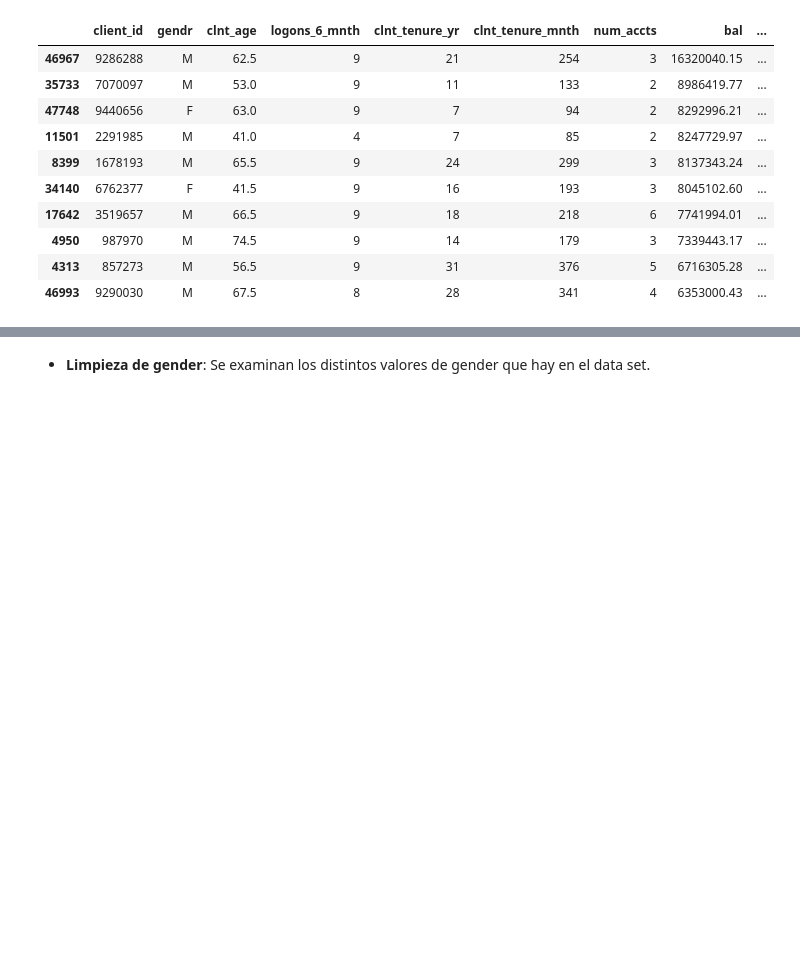
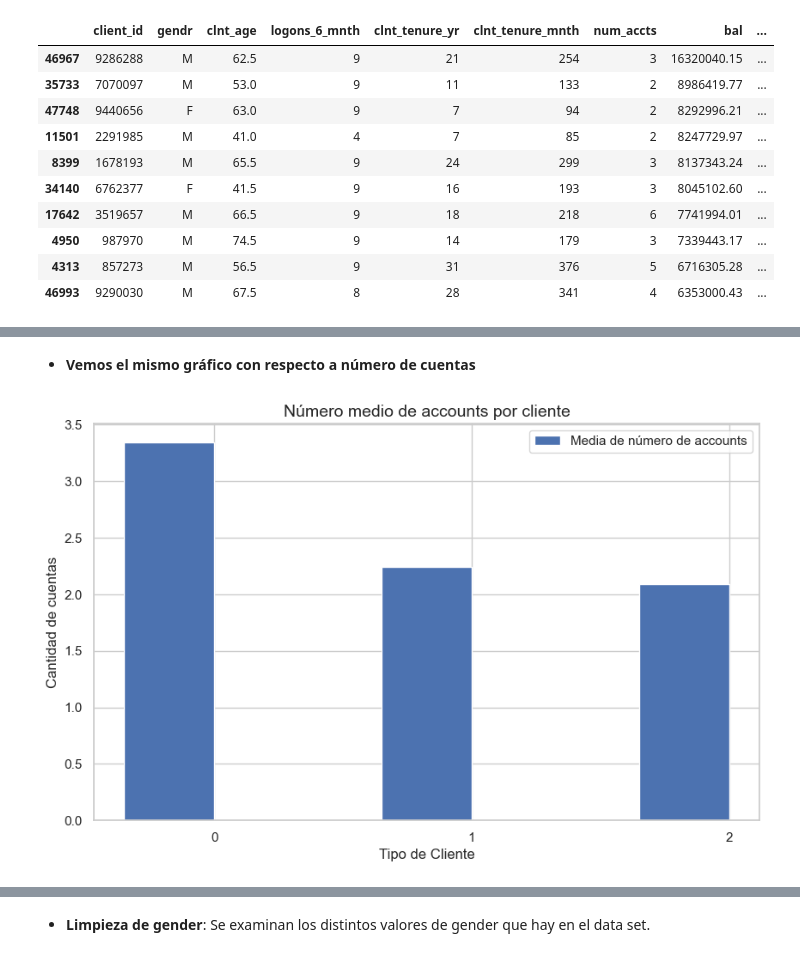
Before and after one commit to Greta-galeana/abtest_vanguard, a Jupyter notebook: main.ipynb, the cells around one changed output, grey strips where cells are left out. Drawn from its saved outputs; the diff is of its cells as text; code cells hidden in the pictures; blank space fills up the shorter version.

```diff
--- a/main.ipynb
+++ b/main.ipynb
@@ -391,0 +473,28 @@ unique_client_analysis_df.sort_values('bal', ascending=False).head(10)
+# %% [markdown]
+- **Vemos el mismo gráfico con respecto a número de cuentas**
+# %%
+# Agrupar los datos por 'client_type' y calcular el balance promedio y total
+metrics_accts_mean = df.groupby('client_type').agg(
+    accts_mean=('num_accts', 'mean'),
+).reset_index()
+
+# Configuración del gráfico
+plt.figure(figsize=(10, 6))
+bar_width = 0.35  # Ancho de las barras
+indices = np.arange(len(metrics_accts_mean))  # Posiciones de las barras en el eje X
+
+# Crear las barras para el balance promedio y el balance total
+plt.bar(indices, metrics_accts_mean['accts_mean'], bar_width, label='Media de número de accounts')
+
+# Personalización del gráfico
+plt.title('Número medio de accounts por cliente', fontsize=14)
+plt.ylabel('Cantidad de cuentas', fontsize=12)
+plt.xlabel('Tipo de Cliente', fontsize=12)
+plt.xticks(indices + bar_width / 2, metrics_accts_mean['client_type'])  # Etiquetas centradas
+plt.legend()
+
+# Mostrar gráfico
+plt.grid(True)
+plt.show()
+# %% [output]
+[figure, added]
```
Also changed, not shown: parts of 13 cells of this notebook.
